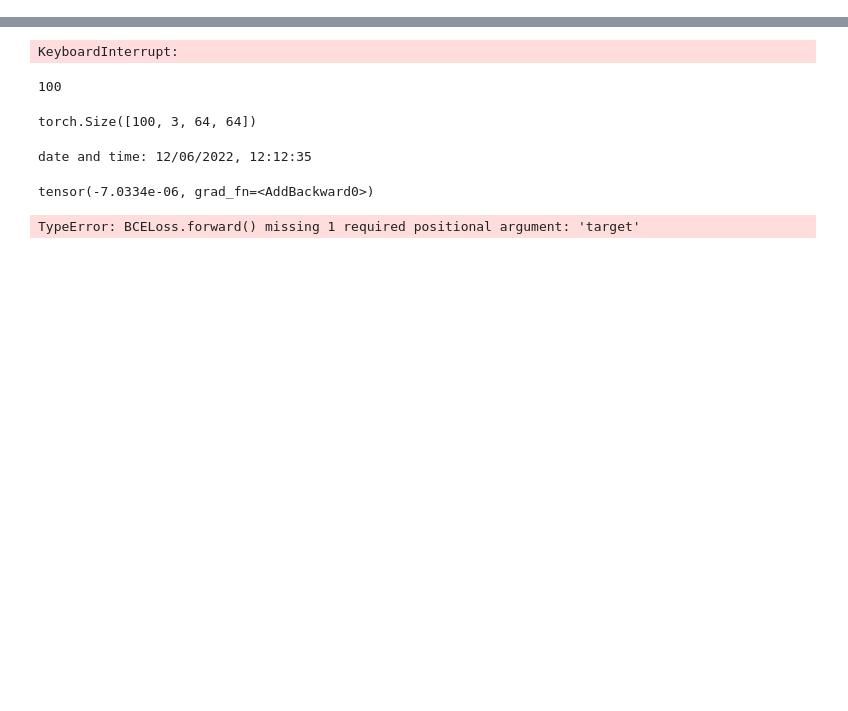
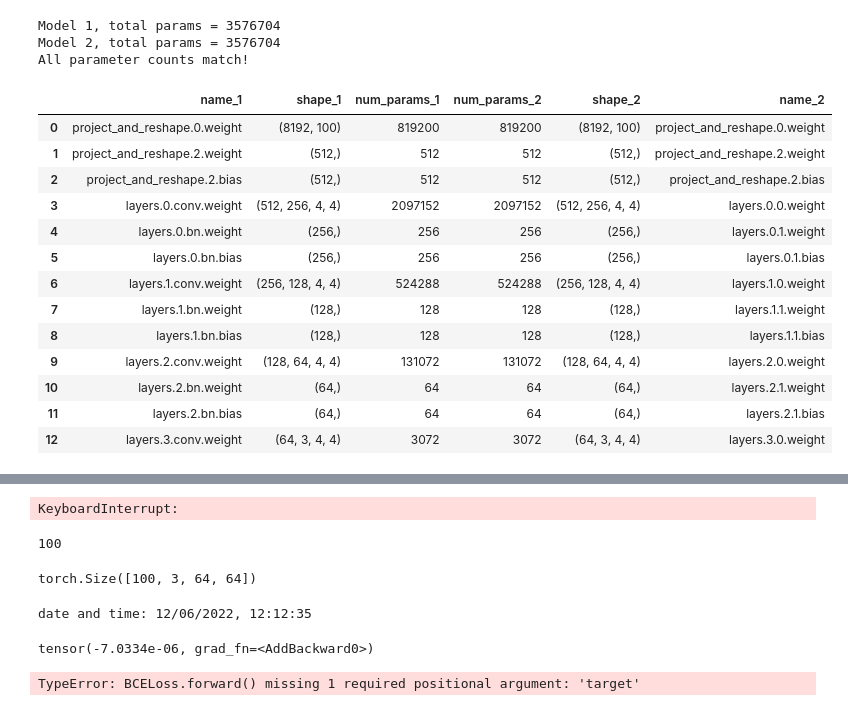
Before and after one commit to jbloomAus/arena-v1-ldn, a Jupyter notebook: w5/gans.ipynb, the cells around one changed output, grey strips where cells are left out. Drawn from its saved outputs; the diff is of its cells as text; code cells hidden in the pictures; blank space fills up the shorter version.

```diff
--- a/w5/gans.ipynb
+++ b/w5/gans.ipynb
@@ -20,0 +1,9 @@ import w5d1_utils
+# %%
+from w5d1_solutions import celeb_DCGAN, celeb_mini_DCGAN
+import w5d1_utils
+from GAN_implementation.models import Generator, initialize_weights_generator
+
+my_Generator = Generator(100, 64, 3, 512, 4)
+initialize_weights_generator(my_Generator)
+w5d1_utils.print_param_count(my_Generator, celeb_mini_DCGAN.netG)
+# %% [output]
@@ -21 +12,18 @@ import w5d1_utils
+Model 1, total params = 3576704
+Model 2, total params = 3576704
+All parameter counts match!
+|  | name_1 | shape_1 | num_params_1 | num_params_2 | shape_2 | name_2 |
+| 0 | project_and_reshape.0.weight | (8192, 100) | 819200 | 819200 | (8192, 100) | project_and_reshape.0.weight |
+| 1 | project_and_reshape.2.weight | (512,) | 512 | 512 | (512,) | project_and_reshape.2.weight |
+| 2 | project_and_reshape.2.bias | (512,) | 512 | 512 | (512,) | project_and_reshape.2.bias |
+| 3 | layers.0.conv.weight | (512, 256, 4, 4) | 2097152 | 2097152 | (512, 256, 4, 4) | layers.0.0.weight |
+| 4 | layers.0.bn.weight | (256,) | 256 | 256 | (256,) | layers.0.1.weight |
+| 5 | layers.0.bn.bias | (256,) | 256 | 256 | (256,) | layers.0.1.bias |
+| 6 | layers.1.conv.weight | (256, 128, 4, 4) | 524288 | 524288 | (256, 128, 4, 4) | layers.1.0.weight |
+| 7 | layers.1.bn.weight | (128,) | 128 | 128 | (128,) | layers.1.1.weight |
+| 8 | layers.1.bn.bias | (128,) | 128 | 128 | (128,) | layers.1.1.bias |
+| 9 | layers.2.conv.weight | (128, 64, 4, 4) | 131072 | 131072 | (128, 64, 4, 4) | layers.2.0.weight |
+| 10 | layers.2.bn.weight | (64,) | 64 | 64 | (64,) | layers.2.1.weight |
+| 11 | layers.2.bn.bias | (64,) | 64 | 64 | (64,) | layers.2.1.bias |
+| 12 | layers.3.conv.weight | (64, 3, 4, 4) | 3072 | 3072 | (64, 3, 4, 4) | layers.3.0.weight |
 # %%
```
Also changed, not shown: parts of 16 cells of this notebook.
